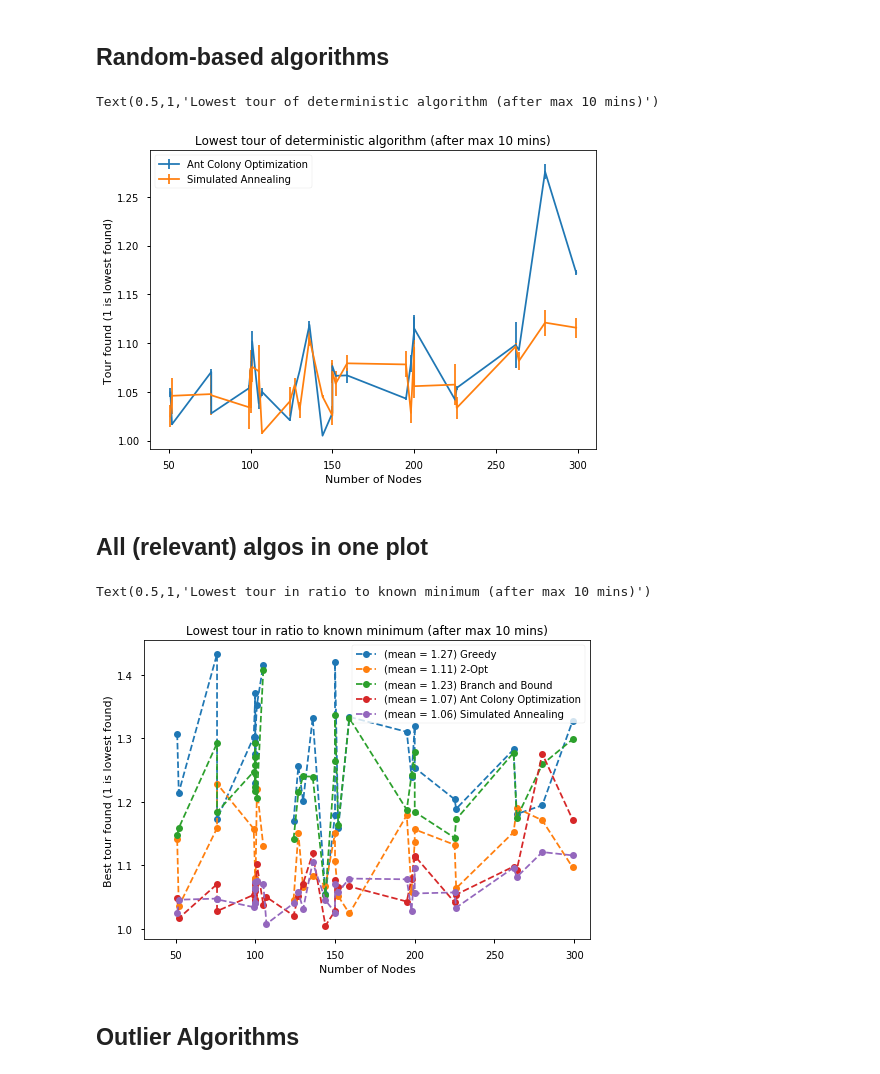
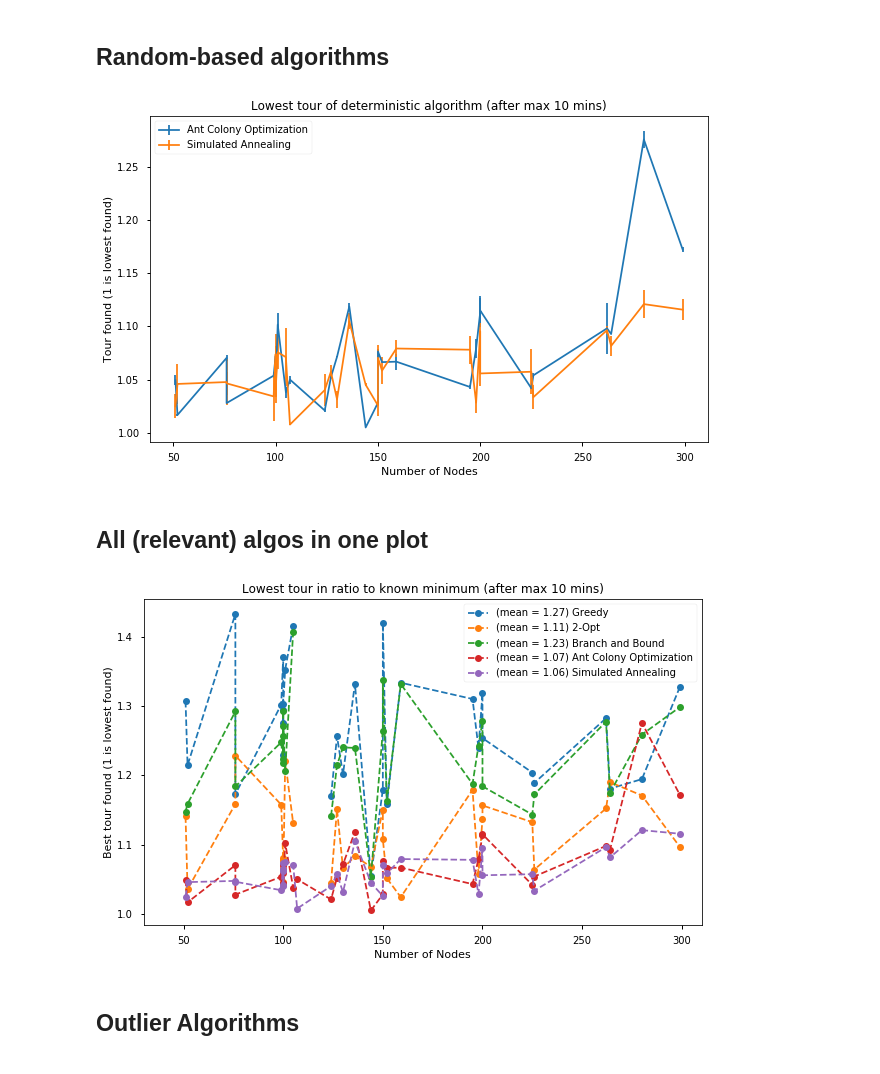
Before and after one commit to FabianWalocha/TSProject, a Jupyter notebook: benchmarking/Benchmarking.ipynb, the cells around one changed output. Cells and saved outputs as stored; diff of their text form; code cells hidden in the pictures.

```diff
--- a/benchmarking/Benchmarking.ipynb
+++ b/benchmarking/Benchmarking.ipynb
@@ -50,14 +52,6 @@ t1 = np.zeros([highN-lowN,1])
 t2 = np.zeros([highN-lowN,1])
 t3 = np.zeros([highN-lowN,1])
 t4 = np.zeros([highN-lowN,1])
-t5 = np.zeros([highN-lowN,1])
-t6 = np.zeros([highN-lowN,1])
-t7 = np.zeros([highN-lowN,1])
-t8 = np.zeros([highN-lowN,1])
-t9 = np.zeros([highN-lowN,1])
-t10 = np.zeros([highN-lowN,1])
-t11 = np.zeros([highN-lowN,1])
-
 
 for idx in range(lowN,highN):
     coords = createCoords(idx)
@@ -72,10 +66,5 @@ for idx in range(lowN,highN):
                                                   max_iterations=mt.factorial(idx),
                                                   return_graph=False)
 
-    resM2, stuff, t8[idx-lowN] = bnb.BranchAndBound(graph)
-    resM3, stuff, t9[idx-lowN] = bnbt.BranchAndBoundBinaryTree(graph)
-    resM4, stuff, t10[idx-lowN] = divc.DivideAndConquer(graph)
-    resM5, stuff, t11[idx-lowN] = dp.DynamicProgramming(graph)
-
-    print("For", idx, "nodes:",resF, resK, resM, resE, resM3, resM4, resM5)
+    print("For", idx, "nodes:",resF, resK, resM, resE)
 # %% [output]
@@ -111,22 +133,0 @@ plt.show()
-# %%
-highN = 13
-lowN = 6
-t1 = np.zeros([highN-lowN,1])
-t2 = np.zeros([highN-lowN,1])
-
-for idx in range(lowN,highN):
-    coords = createCoords(idx)
-    graph = gc.fully_connected_graph_from_coordinate_list(coords,)
-
-    resF, pathF, t1[idx-lowN] = fabBF.bruteForce(graph,
-                                                 symmetric=True,
-                                                 preload=False)
-
-    resM2, pathM, t2[idx-lowN] = bnb.BranchAndBound(graph)
-
-    if resF != resM2:
-        print(graph.weighted_adjacency_matrix)
-        print(pathF)
-        print(pathM2)
-
-    print("For", idx, "nodes:",resF, resM2)#, resM3)#, resM4, resM5)
@@ -463,25 +413,27 @@ rs_si = np.delete(rs_si,(20),axis=0)
 # %%
 lowestVals = [x[1] for x in files]
 argSortNodes = np.argsort([len(pd.read_excel(datasets,x[0],header=None)) for x in files])
 sortNodes = np.sort([len(pd.read_excel(datasets,x[0],header=None)) for x in files])
 
 del lowestVals[20]
 argSortNodes = np.delete(argSortNodes,20)
 sortNodes = np.delete(sortNodes,20)
 
+plt.figure(figsize=(10,6))
 for idx in range(rm_si.shape[1]-2):
     plt.errorbar(sortNodes,rm_si[:,idx],yerr=rs_si[:,idx])
 
 plt.legend(['Ant Colony Optimization','Simulated Annealing','Genetic Algorithm','Randomized Approach'])
 plt.xlabel('Number of Nodes')
 plt.ylabel('Tour found (1 is lowest found)')
 plt.title('Lowest tour of deterministic algorithm (after max 10 mins)')
+plt.savefig('../plots/compRandom.png', dpi=300, bbox_inches="tight")
 # %% [output]
-Text(0.5,1,'Lowest tour of deterministic algorithm (after max 10 mins)')
-[figure, old version]
+[figure, new version]
 # %% [markdown]
 ## All (relevant) algos in one plot
 # %%
+plt.figure(figsize=(10,6))
 plt.plot(sortNodes,res_si,'--o')
 plt.plot(sortNodes,rm_si[:,:2],'--o')
 plt.xlim(30,310)
@@ -489,9 +441,9 @@ plt.legend(['(mean = 1.27) Greedy', '(mean = 1.11) 2-Opt', '(mean = 1.23) Branch
 plt.xlabel('Number of Nodes')
 plt.ylabel('Best tour found (1 is lowest found)')
 plt.title('Lowest tour in ratio to known minimum (after max 10 mins)')
+plt.savefig('../plots/compAll.png', dpi=300, bbox_inches="tight")
 # %% [output]
-Text(0.5,1,'Lowest tour in ratio to known minimum (after max 10 mins)')
-[figure, old version]
+[figure, new version]
 # %% [markdown]
 ## Outlier Algorithms
 # %%
```
Also changed, not shown: parts of 16 cells of this notebook, 10 other files.
